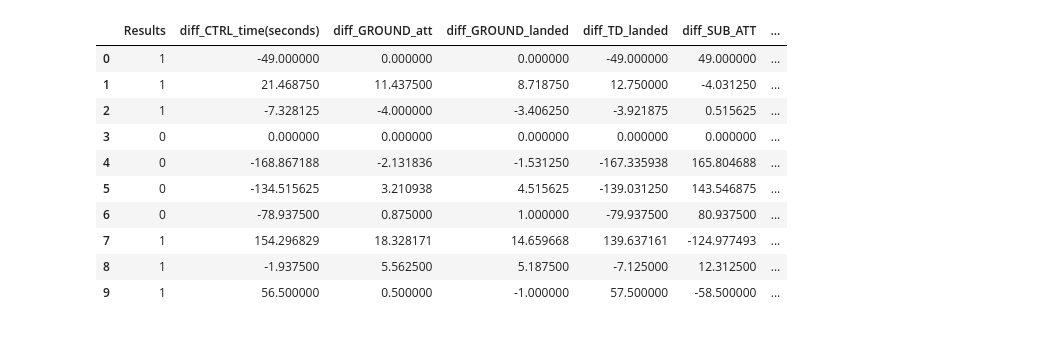
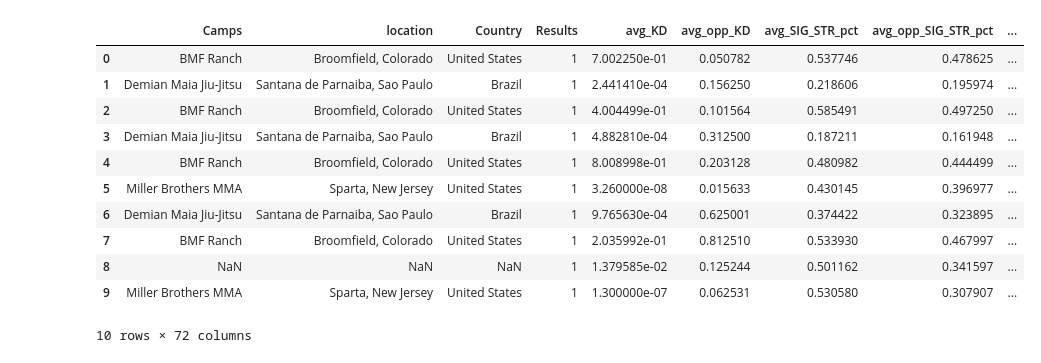
Before and after one commit to cadekalander77/Final-Project, a Jupyter notebook: Machine Learning/Simple Logistic Regression with encoded camps.ipynb, the cells around one changed output. Cells and saved outputs as stored; diff of their text form; code cells hidden in the pictures.

```diff
--- a/Machine Learning/Simple Logistic Regression with encoded camps.ipynb
+++ b/Machine Learning/Simple Logistic Regression with encoded camps.ipynb
@@ -3,21 +3,22 @@ from pathlib import Path
 import pandas as pd
 import matplotlib.pyplot as plt
 # %%
-file_path = Path('../Machine Learning/popular_features_fighters.csv')
+file_path = Path('../Machine Learning/ufc_fights_locations.csv')
 fighter_df = pd.read_csv(file_path)
 fighter_df.head(10)
 # %% [output]
-|  | Results | diff_CTRL_time(seconds) | diff_GROUND_att | diff_GROUND_landed | diff_TD_landed | diff_SUB_ATT | ... |
-| 0 | 1 | -49.000000 | 0.000000 | 0.000000 | -49.000000 | 49.000000 | ... |
-| 1 | 1 | 21.468750 | 11.437500 | 8.718750 | 12.750000 | -4.031250 | ... |
-| 2 | 1 | -7.328125 | -4.000000 | -3.406250 | -3.921875 | 0.515625 | ... |
-| 3 | 0 | 0.000000 | 0.000000 | 0.000000 | 0.000000 | 0.000000 | ... |
-| 4 | 0 | -168.867188 | -2.131836 | -1.531250 | -167.335938 | 165.804688 | ... |
-| 5 | 0 | -134.515625 | 3.210938 | 4.515625 | -139.031250 | 143.546875 | ... |
-| 6 | 0 | -78.937500 | 0.875000 | 1.000000 | -79.937500 | 80.937500 | ... |
-| 7 | 1 | 154.296829 | 18.328171 | 14.659668 | 139.637161 | -124.977493 | ... |
-| 8 | 1 | -1.937500 | 5.562500 | 5.187500 | -7.125000 | 12.312500 | ... |
-| 9 | 1 | 56.500000 | 0.500000 | -1.000000 | 57.500000 | -58.500000 | ... |
+|  | Camps | location | Country | Results | avg_KD | avg_opp_KD | avg_SIG_STR_pct | avg_opp_SIG_STR_pct | ... |
+| 0 | BMF Ranch | Broomfield, Colorado | United States | 1 | 7.002250e-01 | 0.050782 | 0.537746 | 0.478625 | ... |
+| 1 | Demian Maia Jiu-Jitsu | Santana de Parnaiba, Sao Paulo | Brazil | 1 | 2.441410e-04 | 0.156250 | 0.218606 | 0.195974 | ... |
+| 2 | BMF Ranch | Broomfield, Colorado | United States | 1 | 4.004499e-01 | 0.101564 | 0.585491 | 0.497250 | ... |
+| 3 | Demian Maia Jiu-Jitsu | Santana de Parnaiba, Sao Paulo | Brazil | 1 | 4.882810e-04 | 0.312500 | 0.187211 | 0.161948 | ... |
+| 4 | BMF Ranch | Broomfield, Colorado | United States | 1 | 8.008998e-01 | 0.203128 | 0.480982 | 0.444499 | ... |
+| 5 | Miller Brothers MMA | Sparta, New Jersey | United States | 1 | 3.260000e-08 | 0.015633 | 0.430145 | 0.396977 | ... |
+| 6 | Demian Maia Jiu-Jitsu | Santana de Parnaiba, Sao Paulo | Brazil | 1 | 9.765630e-04 | 0.625001 | 0.374422 | 0.323895 | ... |
+| 7 | BMF Ranch | Broomfield, Colorado | United States | 1 | 2.035992e-01 | 0.812510 | 0.533930 | 0.467997 | ... |
+| 8 | NaN | NaN | NaN | 1 | 1.379585e-02 | 0.125244 | 0.501162 | 0.341597 | ... |
+| 9 | Miller Brothers MMA | Sparta, New Jersey | United States | 1 | 1.300000e-07 | 0.062531 | 0.530580 | 0.307907 | ... |
+10 rows × 72 columns
 # %%
 fighter_df = fighter_df.dropna()
 fighter_df.head(10)
```
Also changed, not shown: parts of 9 cells of this notebook, 5 other files.
